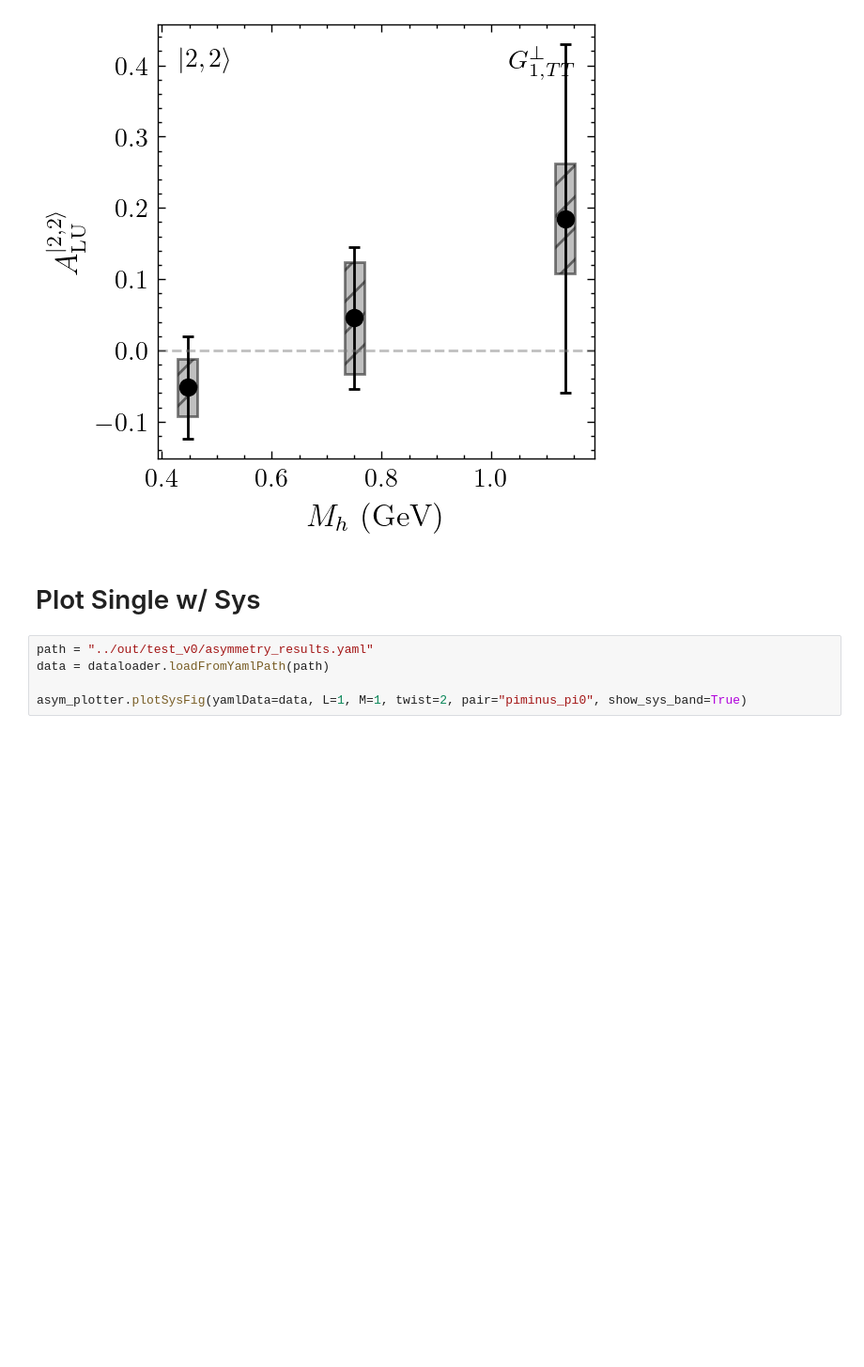
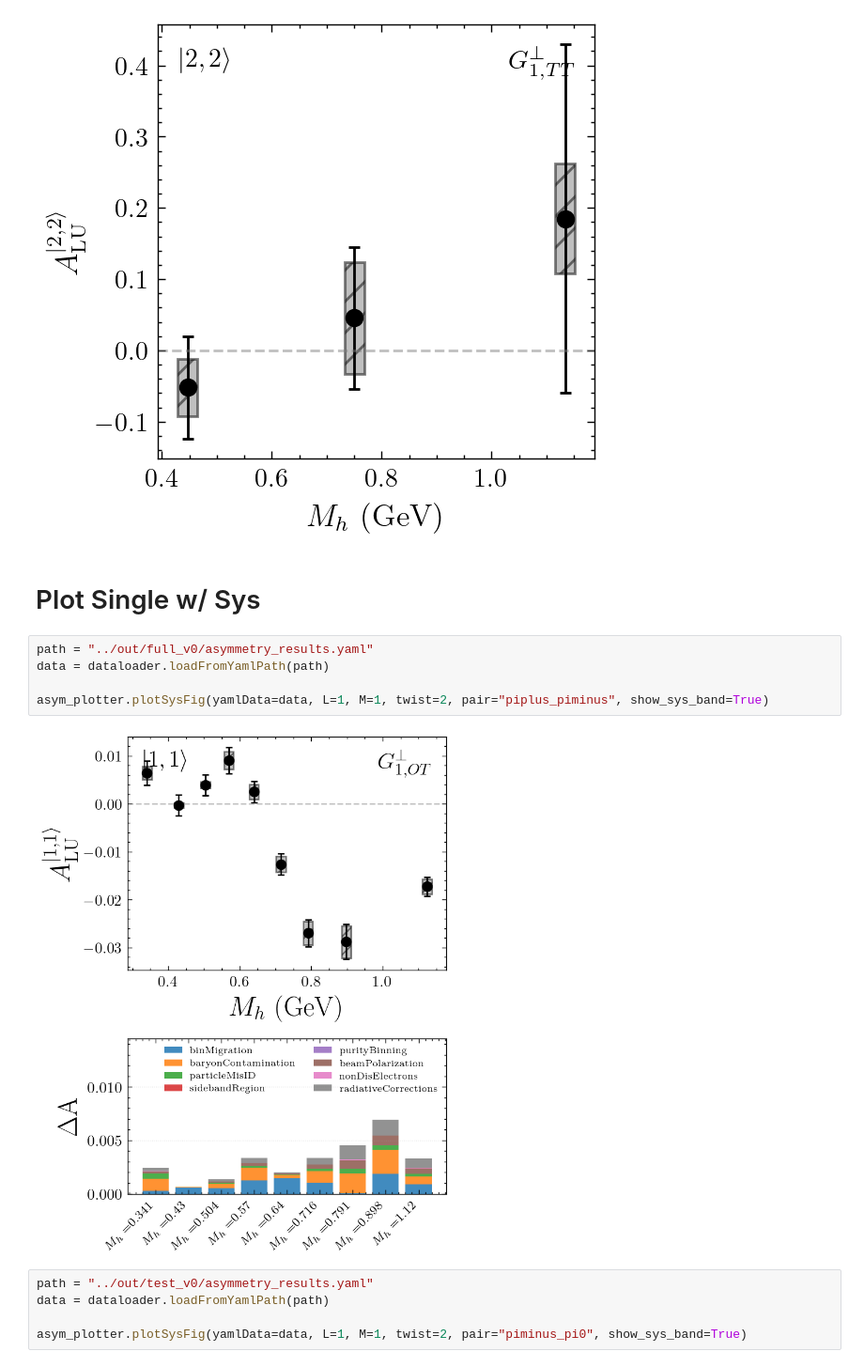
Before and after one commit to Gregtom3/YAPWR, a Jupyter notebook: analysis/playground.ipynb, the cells around one changed output. Shown at 94% size. Saved outputs shown, nothing was run; the diff lists cells and outputs as text; blank space fills up the shorter version.

```diff
--- a/analysis/playground.ipynb
+++ b/analysis/playground.ipynb
@@ -23,6 +29,13 @@ plt.show()
 [figure]
 # %% [markdown]
 # Plot Single w/ Sys
+# %%
+path = "../out/full_v0/asymmetry_results.yaml"
+data = dataloader.loadFromYamlPath(path)
+
+asym_plotter.plotSysFig(yamlData=data, L=1, M=1, twist=2, pair="piplus_piminus", show_sys_band=True)
+# %% [output]
+[figure, added]
 # %%
 path = "../out/test_v0/asymmetry_results.yaml"
 data = dataloader.loadFromYamlPath(path)
```
Also changed, not shown: parts of 4 cells of this notebook.
